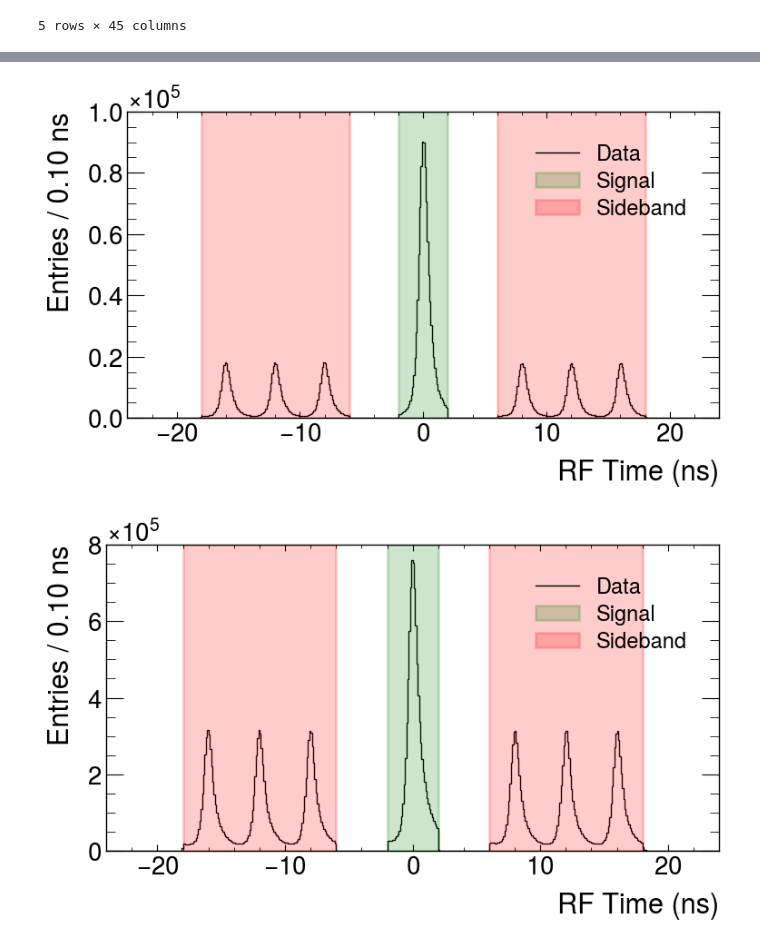
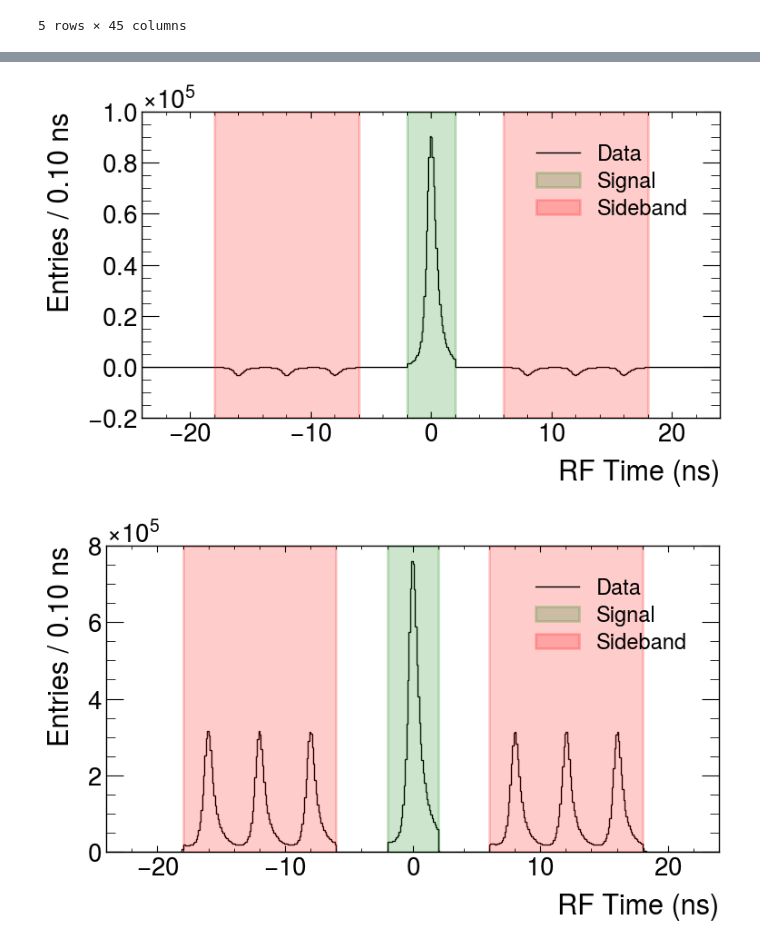
Before and after one commit to nseptian/EtaPi0Analysis, a Jupyter notebook: study_eventSelections/event_selection.ipynb, the cells around one changed output, grey strips where cells are left out. Drawn from its saved outputs; the diff is of its cells as text; code cells hidden in the pictures.

```diff
--- a/study_eventSelections/event_selection.ipynb
+++ b/study_eventSelections/event_selection.ipynb
@@ -296,20 +296,22 @@ Number of entries in Phase-2 data: 31020365
 # %%
 fig,axes=plt.subplots(1,1,figsize=(8,5))
 axes=[axes]
 
-makePlot(df1Phase1,"rfTime",-24,24,0.1,"RF Time (ns)",axes[0],[1]*len(df1Phase1),color='black',alpha=1,label="Data")
+# weights=[1]*len(df1Phase1)
+weights=df1Phase1["AccWeight"]
+makePlot(df1Phase1,"rfTime",-24,24,0.1,"RF Time (ns)",axes[0],weights,color='black',alpha=1,label="Data")
 if is_mc_available: makePlot(df1_mc,"rfTime",-24,24,0.1,"RF Time (ns)",axes[0],[1]*len(df1_mc),scaleFactor=2,color='red',alpha=1,label="MC")
 axes[0].axvspan(-2,2,label="Signal",linewidth=2,color='green',alpha=0.2)
 axes[0].axvspan(6,18,label="Sideband",linewidth=2,color='red',alpha=0.2)
 axes[0].axvspan(-18,-6,color='red',linewidth=2,alpha=0.2)
 axes[0].set_ylabel("Entries / %0.2f ns" % (0.1))
-axes[0].set_ylim(0,axes[0].get_ylim()[1])
+axes[0].set_ylim(axes[0].get_ylim()[0],axes[0].get_ylim()[1])
 axes[0].legend()#bbox_to_anchor=(0.45,0.9))#prop={"size":24})
 
 plt.tight_layout()
 plt.savefig(resultsFolder+"/rf_time_subtraction_no_selects_Phase1.pdf")
 # %% [output]
-[figure, old version]
+[figure, new version]
 # %%
 fig,axes=plt.subplots(1,1,figsize=(8,5))
 axes=[axes]
```
Also changed, not shown: parts of 25 cells of this notebook.
